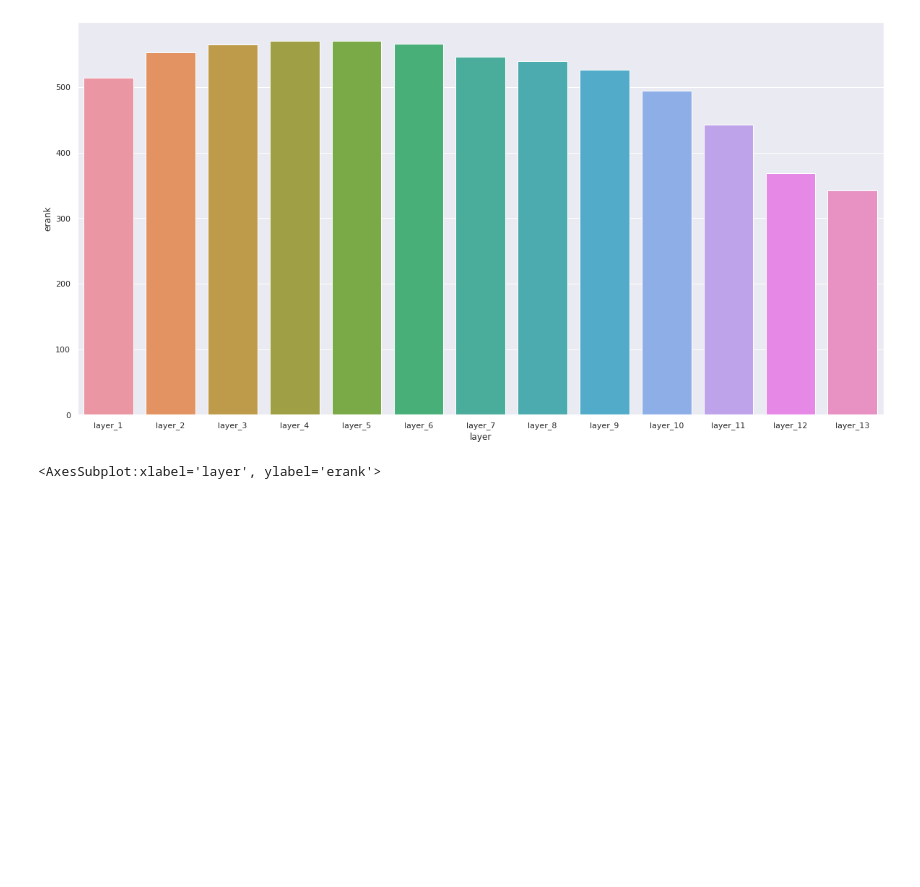
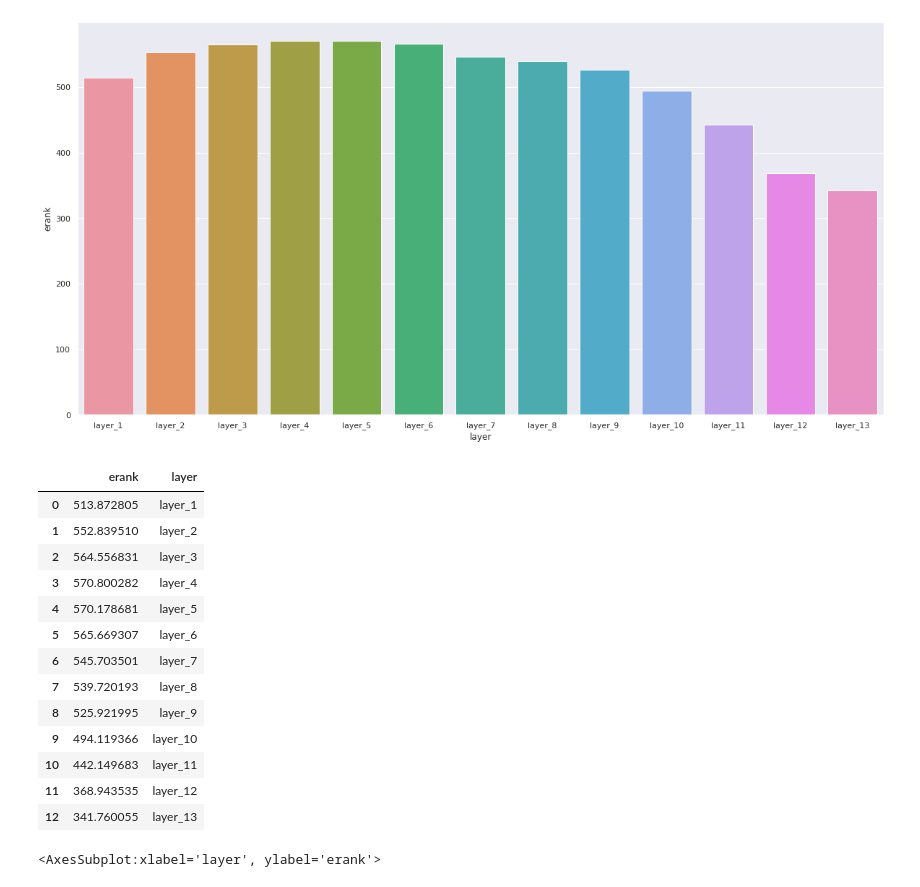
Before and after one commit to lolofo/pir_irisa_insa, a Jupyter notebook: fine_tuning_study.ipynb, the cells around one changed output. Cells and saved outputs as stored; diff of their text form; code cells hidden in the pictures; blank space fills up the shorter version.

```diff
--- a/fine_tuning_study.ipynb
+++ b/fine_tuning_study.ipynb
@@ -355,6 +353,23 @@ sns.barplot(x = "layer" , y = "erank" , data = df)
 # %% [output]
 <AxesSubplot:xlabel='layer', ylabel='erank'>
 [figure]
+# %%
+df
+# %% [output]
+|  | erank | layer |
+| 0 | 513.872805 | layer_1 |
+| 1 | 552.839510 | layer_2 |
+| 2 | 564.556831 | layer_3 |
+| 3 | 570.800282 | layer_4 |
+| 4 | 570.178681 | layer_5 |
+| 5 | 565.669307 | layer_6 |
+| 6 | 545.703501 | layer_7 |
+| 7 | 539.720193 | layer_8 |
+| 8 | 525.921995 | layer_9 |
+| 9 | 494.119366 | layer_10 |
+| 10 | 442.149683 | layer_11 |
+| 11 | 368.943535 | layer_12 |
+| 12 | 341.760055 | layer_13 |
 # %%
 df = calculus_erank(dataset = test_dataset_camembert , type_model="camembert")
 figure = plt.figure(figsize = (20,10))
```
Also changed, not shown: parts of 7 cells of this notebook, 4 other files.
